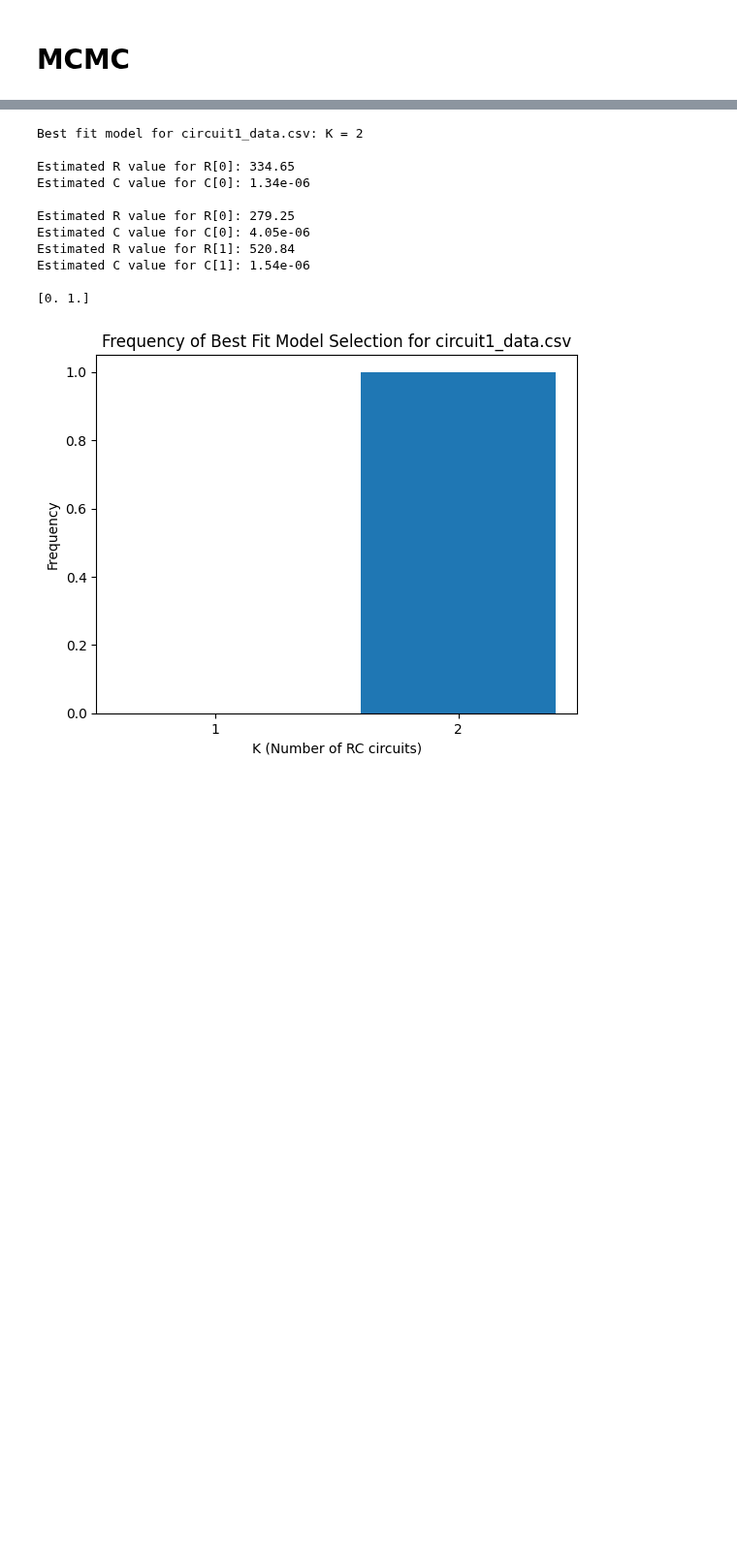
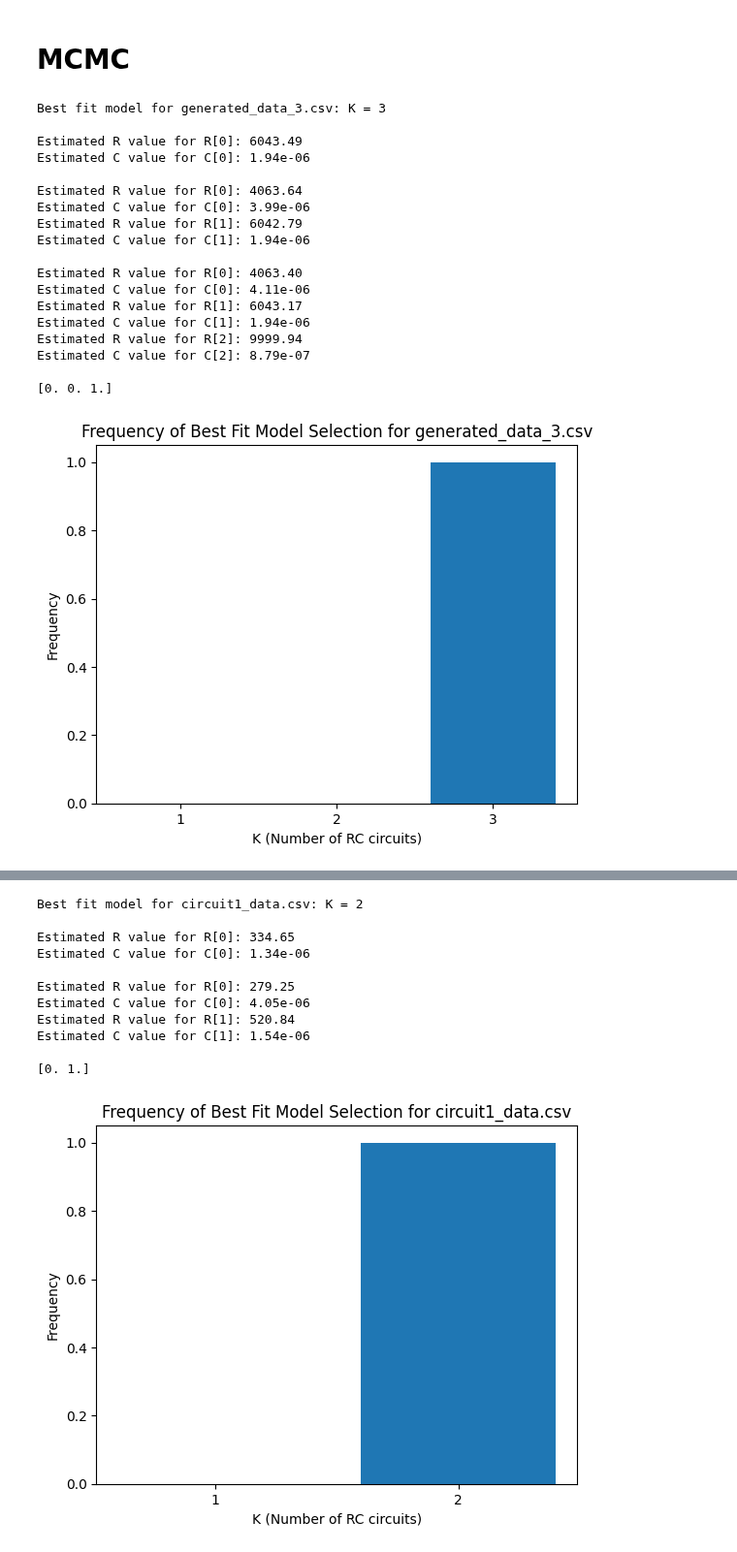
Before and after one commit to calvinbootsman/Data-Fusion-Architecture, a Jupyter notebook: Assignment 2.ipynb, the cells around one changed output, grey strips where cells are left out. Shown at 97% size. Cells and saved outputs as stored; diff of their text form; code cells hidden in the pictures; blank space fills up the shorter version.

```diff
--- a/Assignment 2.ipynb
+++ b/Assignment 2.ipynb
@@ -2,7 +2,6 @@
 import numpy as np
 import random
 import pandas as pd
-from numba import njit
 
 def log_likelihood(Z_n, omega_n, R, C, sigma):
     """
@@ -136,11 +135,12 @@ def metropolis(omega_n, Z_n, K, sigma, n_iterations=10000, burn_in=1000,
     sample_rejection = 20
     sample_rejection_count = 0
 
-    for _ in range(n_iterations):
+    thinning_interval = 20  # Sample every 20 steps
+
+    for i in range(n_iterations):
         # Propose new parameters
         # R_proposal = [r + np.random.uniform(-10, 10) for r in R_current]
         # C_proposal = [c + np.random.uniform(-10e-9, 10e-9) for c in C_current]  # REPORT: change it normal distribution and compare.
-
         R_proposal = [r + np.random.normal(0, 10) for r in R_current]
         C_proposal = [c + np.random.normal(0, 5.77e-9) for c in C_current]  # REPORT: change it normal distribution and compare.
 
@@ -158,7 +158,7 @@ def metropolis(omega_n, Z_n, K, sigma, n_iterations=10000, burn_in=1000,
             C_current = C_proposal
             accepted_proposals += 1
         # Store accepted samples after burn-in
-        if _ > burn_in:
+        if i > burn_in and (i - burn_in) % thinning_interval == 0:
             if (sample_rejection_count < sample_rejection):
                 sample_rejection_count += 1
             else:
@@ -347,5 +383,72 @@ plt.show()
 # %% [markdown]
 # MCMC
+# %%
+from tqdm import tqdm
+
+custom_data_files = ["generated_data_3.csv"]
+
+for file in custom_data_files:
+    custom_data = pd.read_csv(file)
+    custom_frequencies = custom_data['Frequency']  # Hz
+    custom_Z_measured = np.array(custom_data['Z_real']) + 1j * np.array(custom_data['Z_imag'])
+
+
+    wbic_values_n = []
+    R_samples_n = []
+    C_samples_n = []
+
+    K_max = 3
+
+    if file == "circuit1_data.csv" or file == "circuit2_data.csv":
+        K_max = 2
+    K_n = np.zeros(K_max)
+    for i in tqdm(range(50), desc=f"Finding best fit model for {file}"):
+        best_model, wbic_values, R_samples, C_samples = find_best_fit_model(custom_frequencies, custom_Z_measured, sigma=10, n_iterations=220_000, K_max=K_max, burn_in=150_000)
+        K_n[best_model - 1] += 1
+        R_samples_n.append(R_samples)
+        C_samples_n.append(C_samples)
+
+    K_best = np.argmax(K_n) + 1
+
+    R_samples_n, C_samples_n = sort_samples(R_samples_n, C_samples_n)
+    print(f"Best fit model for {file}: K = {K_best}\n")
+    for j in range(K_max):
+        for i in range(j + 1):
+            print(f"Estimated R value for R[{i}]: {np.mean(R_samples_n[j][i]):.2f}")
+            print(f"Estimated C value for C[{i}]: {np.mean(C_samples_n[j][i]):.2e}")
+        print('')
+
+    # Normalize K_n
+    K_n = K_n / np.sum(K_n)
+    print(K_n)
+
+    # Plotting the bar chart of K_n
+    plt.bar(range(1, K_max + 1), K_n)
+    plt.xlabel('K (Number of RC circuits)')
+    plt.ylabel('Frequency')
+    plt.title(f'Frequency of Best Fit Model Selection for {file}')
+    plt.xticks(range(1, K_max + 1))  # Ensure only integer values are shown on x-axis
+    plt.show()
+# %% [output]
+Best fit model for generated_data_3.csv: K = 3
+
+Estimated R value for R[0]: 6043.49
+Estimated C value for C[0]: 1.94e-06
+
+Estimated R value for R[0]: 4063.64
+Estimated C value for C[0]: 3.99e-06
+Estimated R value for R[1]: 6042.79
+Estimated C value for C[1]: 1.94e-06
+
+Estimated R value for R[0]: 4063.40
+Estimated C value for C[0]: 4.11e-06
+Estimated R value for R[1]: 6043.17
+Estimated C value for C[1]: 1.94e-06
+Estimated R value for R[2]: 9999.94
+Estimated C value for C[2]: 8.79e-07
+
+[0. 0. 1.]
+[figure, added]
 # %%
 from tqdm import tqdm
 
```
Also changed, not shown: parts of 4 cells of this notebook.
